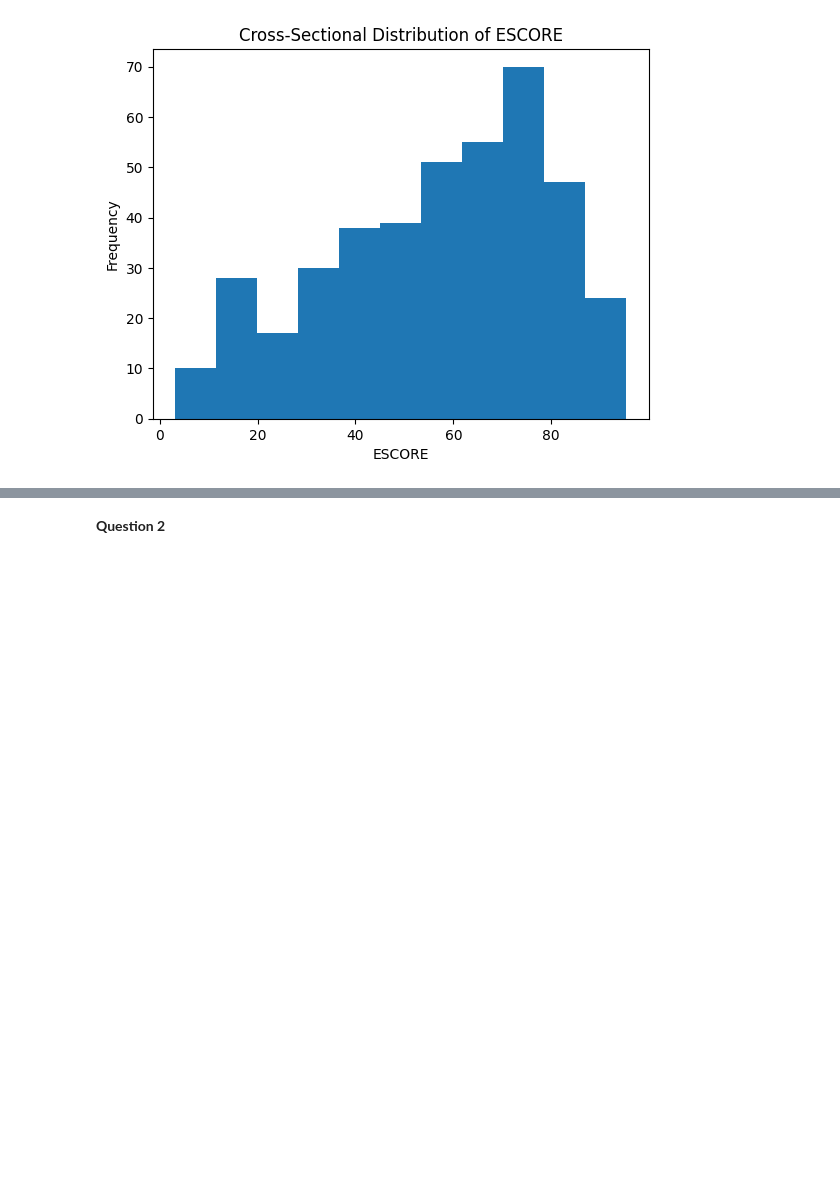
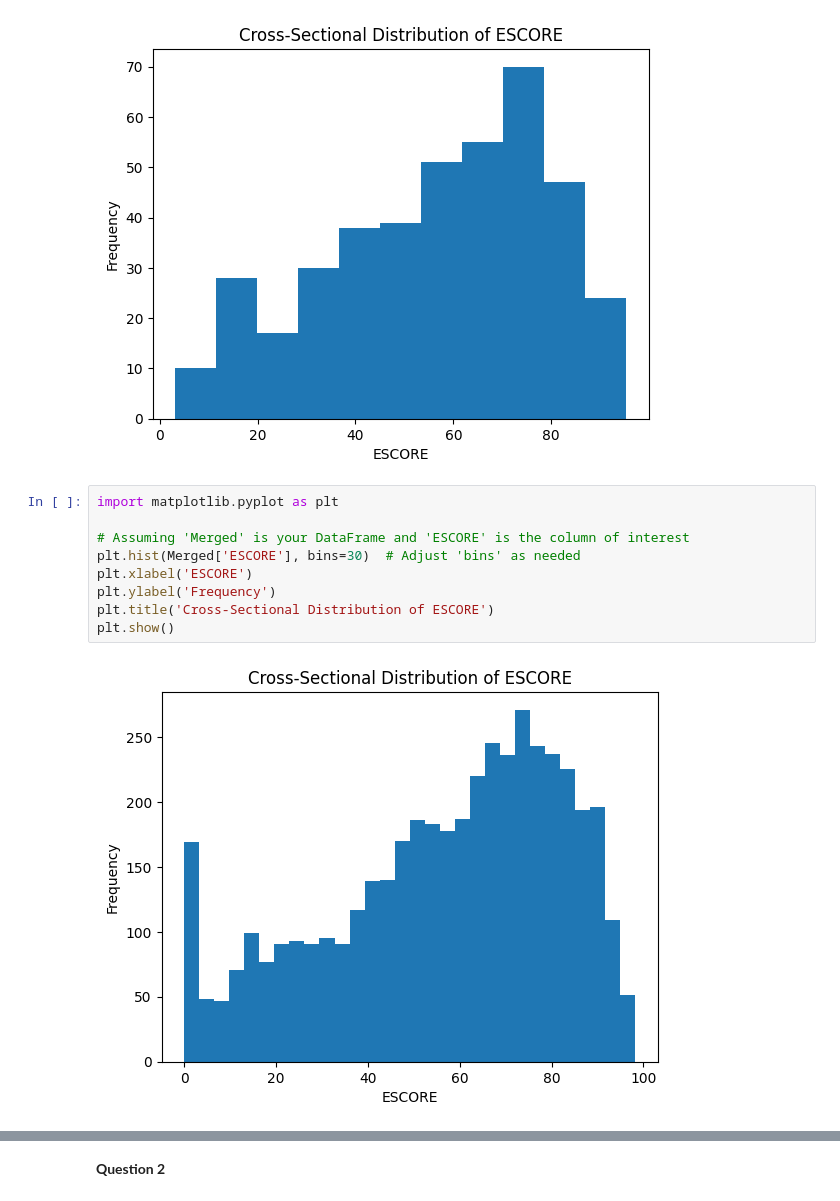
Before and after one commit to gr-oll/susFin, a Jupyter notebook: Finance_HW_2_Simon.ipynb, the cells around one changed output, grey strips where cells are left out. Drawn from its saved outputs; the diff is of its cells as text; blank space fills up the shorter version.

```diff
--- a/Finance_HW_2_Simon.ipynb
+++ b/Finance_HW_2_Simon.ipynb
@@ -234,6 +234,17 @@ plt.title('Cross-Sectional Distribution of ESCORE')
 plt.show()
 # %% [output]
 [figure]
+# %%
+import matplotlib.pyplot as plt
+
+# Assuming 'Merged' is your DataFrame and 'ESCORE' is the column of interest
+plt.hist(Merged['ESCORE'], bins=30)  # Adjust 'bins' as needed
+plt.xlabel('ESCORE')
+plt.ylabel('Frequency')
+plt.title('Cross-Sectional Distribution of ESCORE')
+plt.show()
+# %% [output]
+[figure, added]
 # %%
 import matplotlib.pyplot as plt
 
```
Also changed, not shown: parts of 1 cell of this notebook.
